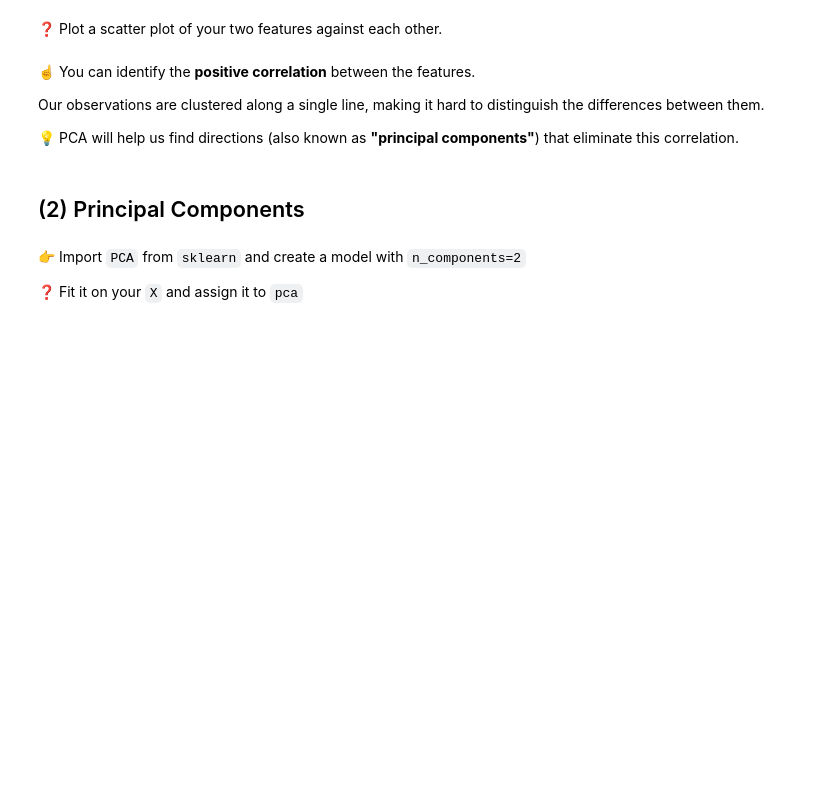
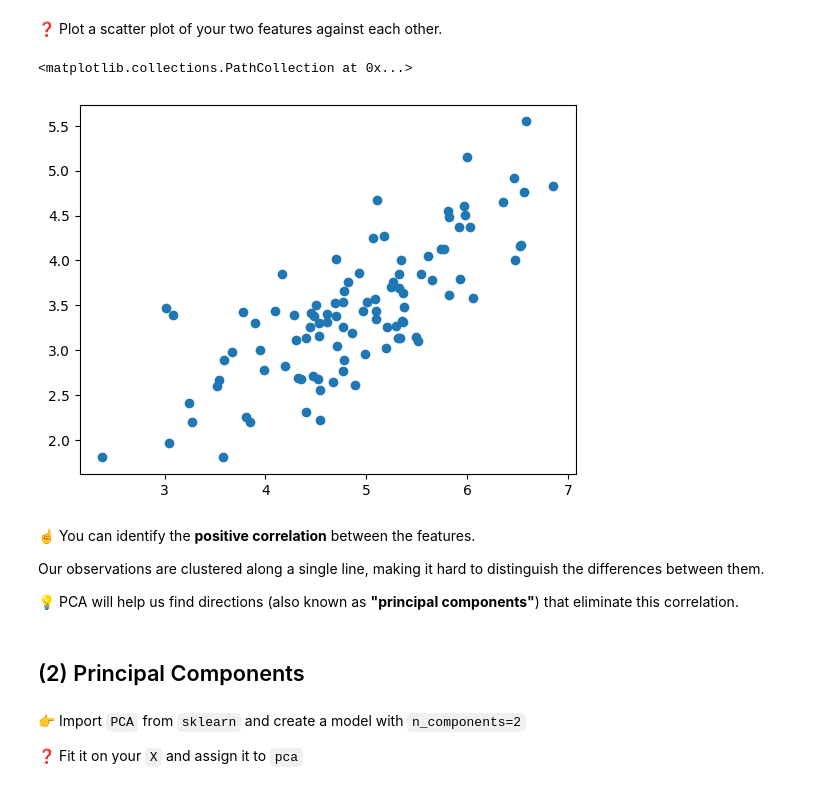
Before and after one commit to itsyeren/data-face-recoginition, a Jupyter notebook: warmup_pca.ipynb, the cells around one changed output. Drawn from its saved outputs; the diff is of its cells as text; code cells hidden in the pictures; blank space fills up the shorter version.

```diff
--- a/warmup_pca.ipynb
+++ b/warmup_pca.ipynb
@@ -29,3 +31,8 @@ X.corr().round(3)
+# %%
+plt.scatter(feature_1, feature_2)
+# %% [output]
+<matplotlib.collections.PathCollection at 0x...>
+[figure, added]
 # %% [markdown]
 ☝️ You can identify the **positive correlation** between the features.
 
```
Also changed, not shown: parts of 17 cells of this notebook.
